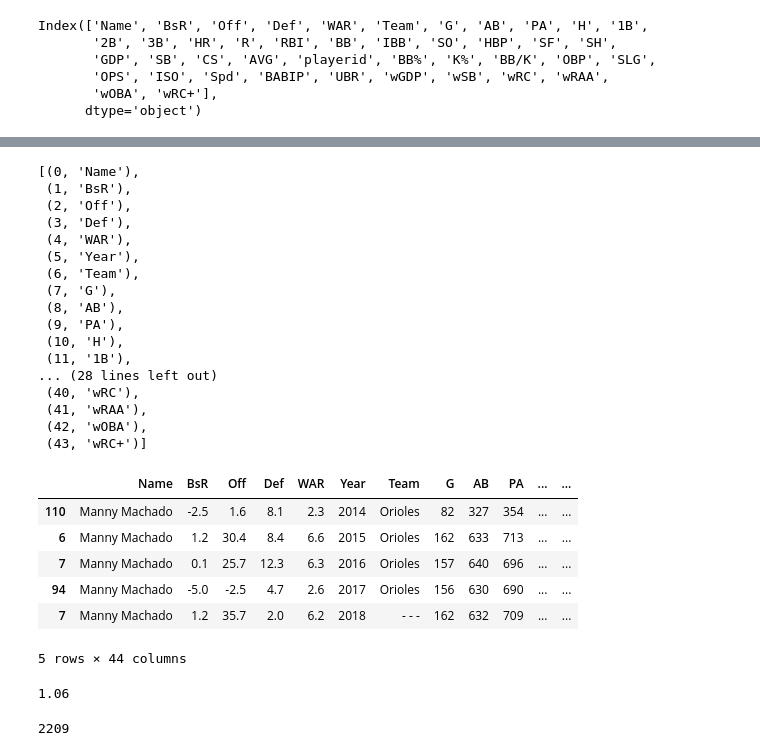
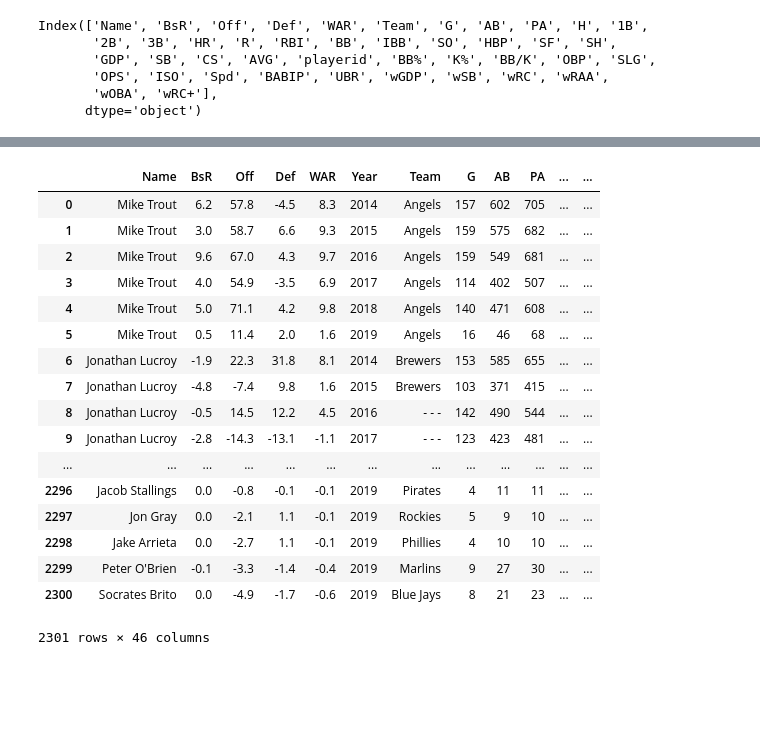
Before and after one commit to aurbanski/SabermetricsFinal, a Jupyter notebook: Python/Untitled.ipynb, the cells around one changed output, grey strips where cells are left out. Drawn from its saved outputs; the diff is of its cells as text; code cells hidden in the pictures; blank space fills up the shorter version.

```diff
--- a/Python/Untitled.ipynb
+++ b/Python/Untitled.ipynb
@@ -191,38 +167,34 @@ list(battingAll.loc[battingAll["Name"] == "Manny Machado"].values)
-# %%
-[(i, value) for i, value in enumerate(battingAll.columns)]
-# %% [output]
-[(0, 'Name'),
- (1, 'BsR'),
- (2, 'Off'),
- (3, 'Def'),
- (4, 'WAR'),
- (5, 'Year'),
- (6, 'Team'),
- (7, 'G'),
- (8, 'AB'),
- (9, 'PA'),
- (10, 'H'),
- (11, '1B'),
-... (28 lines left out)
- (40, 'wRC'),
- (41, 'wRAA'),
- (42, 'wOBA'),
- (43, 'wRC+')]
-# %%
-battingAll.loc[battingAll['Name'] == 'Manny Machado']
-# %% [output]
-|  | Name | BsR | Off | Def | WAR | Year | Team | G | AB | PA | ... | ... |
-| 110 | Manny Machado | -2.5 | 1.6 | 8.1 | 2.3 | 2014 | Orioles | 82 | 327 | 354 | ... | ... |
-| 6 | Manny Machado | 1.2 | 30.4 | 8.4 | 6.6 | 2015 | Orioles | 162 | 633 | 713 | ... | ... |
-| 7 | Manny Machado | 0.1 | 25.7 | 12.3 | 6.3 | 2016 | Orioles | 157 | 640 | 696 | ... | ... |
-| 94 | Manny Machado | -5.0 | -2.5 | 4.7 | 2.6 | 2017 | Orioles | 156 | 630 | 690 | ... | ... |
-| 7 | Manny Machado | 1.2 | 35.7 | 2.0 | 6.2 | 2018 | - - - | 162 | 632 | 709 | ... | ... |
-5 rows × 44 columns
-# %%
-1.3 * .1 + 1.1 * .3 + 1* .6
-# %% [output]
-1.06
-# %%
-len(battingAll)
-# %% [output]
-2209
+# %%
+# pull in player data from Master to determine Age
+from pybaseball.lahman import *
+download_lahman()
+
+mister = master()
+
+mister['Name'] = mister['nameFirst'] + [' '] + mister['nameLast']
+mister = mister.loc[(mister['birthYear'] > 1975), ['Name', 'birthYear']]
+
+battingAll = pd.merge(battingAll, mister, on = 'Name', how = 'inner')
+
+battingAll['age'] = battingAll['Year'].astype(float) - battingAll['birthYear']
+
+battingAll
+# %% [output]
+|  | Name | BsR | Off | Def | WAR | Year | Team | G | AB | PA | ... | ... |
+| 0 | Mike Trout | 6.2 | 57.8 | -4.5 | 8.3 | 2014 | Angels | 157 | 602 | 705 | ... | ... |
+| 1 | Mike Trout | 3.0 | 58.7 | 6.6 | 9.3 | 2015 | Angels | 159 | 575 | 682 | ... | ... |
+| 2 | Mike Trout | 9.6 | 67.0 | 4.3 | 9.7 | 2016 | Angels | 159 | 549 | 681 | ... | ... |
+| 3 | Mike Trout | 4.0 | 54.9 | -3.5 | 6.9 | 2017 | Angels | 114 | 402 | 507 | ... | ... |
+| 4 | Mike Trout | 5.0 | 71.1 | 4.2 | 9.8 | 2018 | Angels | 140 | 471 | 608 | ... | ... |
+| 5 | Mike Trout | 0.5 | 11.4 | 2.0 | 1.6 | 2019 | Angels | 16 | 46 | 68 | ... | ... |
+| 6 | Jonathan Lucroy | -1.9 | 22.3 | 31.8 | 8.1 | 2014 | Brewers | 153 | 585 | 655 | ... | ... |
+| 7 | Jonathan Lucroy | -4.8 | -7.4 | 9.8 | 1.6 | 2015 | Brewers | 103 | 371 | 415 | ... | ... |
+| 8 | Jonathan Lucroy | -0.5 | 14.5 | 12.2 | 4.5 | 2016 | - - - | 142 | 490 | 544 | ... | ... |
+| 9 | Jonathan Lucroy | -2.8 | -14.3 | -13.1 | -1.1 | 2017 | - - - | 123 | 423 | 481 | ... | ... |
+| ... | ... | ... | ... | ... | ... | ... | ... | ... | ... | ... | ... | ... |
+| 2296 | Jacob Stallings | 0.0 | -0.8 | -0.1 | -0.1 | 2019 | Pirates | 4 | 11 | 11 | ... | ... |
+| 2297 | Jon Gray | 0.0 | -2.1 | 1.1 | -0.1 | 2019 | Rockies | 5 | 9 | 10 | ... | ... |
+| 2298 | Jake Arrieta | 0.0 | -2.7 | 1.1 | -0.1 | 2019 | Phillies | 4 | 10 | 10 | ... | ... |
+| 2299 | Peter O'Brien | -0.1 | -3.3 | -1.4 | -0.4 | 2019 | Marlins | 9 | 27 | 30 | ... | ... |
+| 2300 | Socrates Brito | 0.0 | -4.9 | -1.7 | -0.6 | 2019 | Blue Jays | 8 | 21 | 23 | ... | ... |
+2301 rows × 46 columns
```
Also changed, not shown: parts of 21 cells of this notebook.
